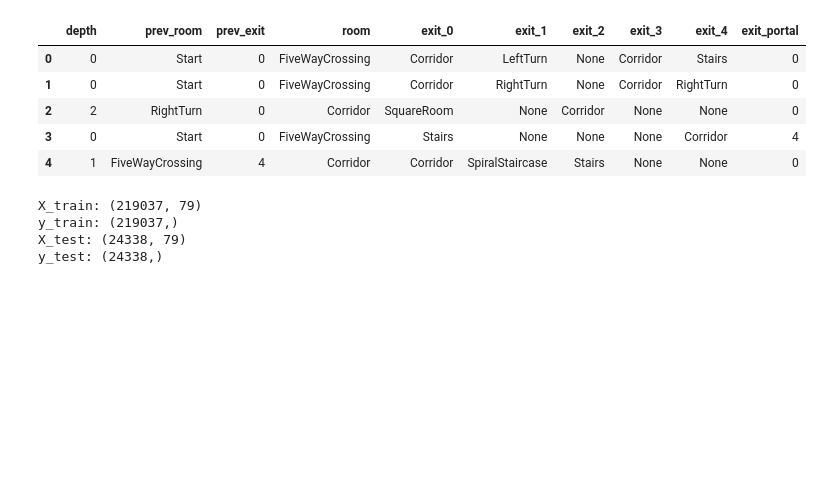
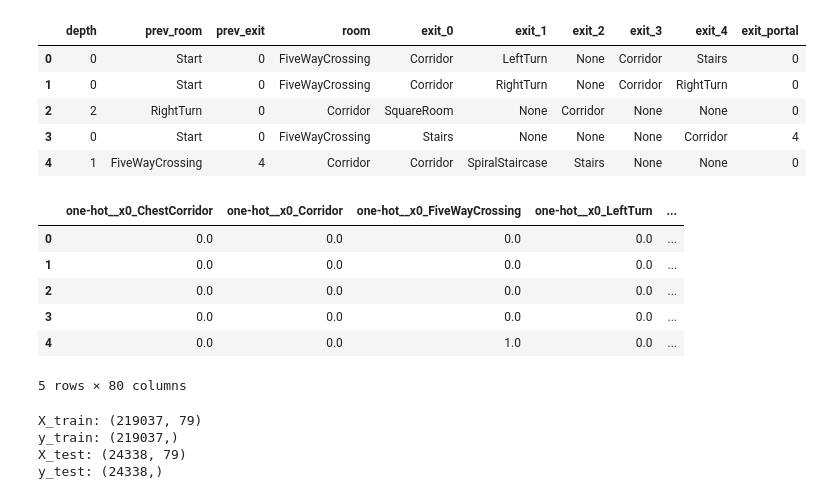
Before and after one commit to younishd/strongholdnet, a Jupyter notebook: stronghold_net.ipynb, the cells around one changed output. Saved outputs shown, nothing was run; the diff lists cells and outputs as text; code cells hidden in the pictures; blank space fills up the shorter version.

```diff
--- a/stronghold_net.ipynb
+++ b/stronghold_net.ipynb
@@ -16,8 +22,8 @@ df.head()
 | 3 | 0 | Start | 0 | FiveWayCrossing | Stairs | None | None | None | Corridor | 4 |
 | 4 | 1 | FiveWayCrossing | 4 | Corridor | Corridor | SpiralStaircase | Stairs | None | None | 0 |
 # %%
-# one hot
-for col in [
+# one-hot encode
+cols = [
         'prev_room',
         'prev_exit',
         'room',
@@ -25,8 +31,19 @@ for col in [
         'exit_1',
         'exit_2',
         'exit_3',
-        'exit_4']:
-    df = pd.concat([df, pd.get_dummies(df[col], prefix=col)], axis=1)
-    df.drop(col, axis=1, inplace=True)
+        'exit_4']
+onehot = ColumnTransformer([("one-hot", OneHotEncoder(), cols)], remainder='passthrough')
+onehot.fit(df)
+df_onehot = pd.DataFrame(onehot.transform(df).toarray(), index=df.index, columns=pd.Index(onehot.get_feature_names()))
+# %%
+df_onehot.head()
+# %% [output]
+|  | one-hot__x0_ChestCorridor | one-hot__x0_Corridor | one-hot__x0_FiveWayCrossing | one-hot__x0_LeftTurn | ... |
+| 0 | 0.0 | 0.0 | 0.0 | 0.0 | ... |
+| 1 | 0.0 | 0.0 | 0.0 | 0.0 | ... |
+| 2 | 0.0 | 0.0 | 0.0 | 0.0 | ... |
+| 3 | 0.0 | 0.0 | 0.0 | 0.0 | ... |
+| 4 | 0.0 | 0.0 | 1.0 | 0.0 | ... |
+5 rows × 80 columns
 # %%
 X_train, X_test, y_train, y_test = train_test_split(
```
Also changed, not shown: parts of 5 cells of this notebook, 1 other file.
